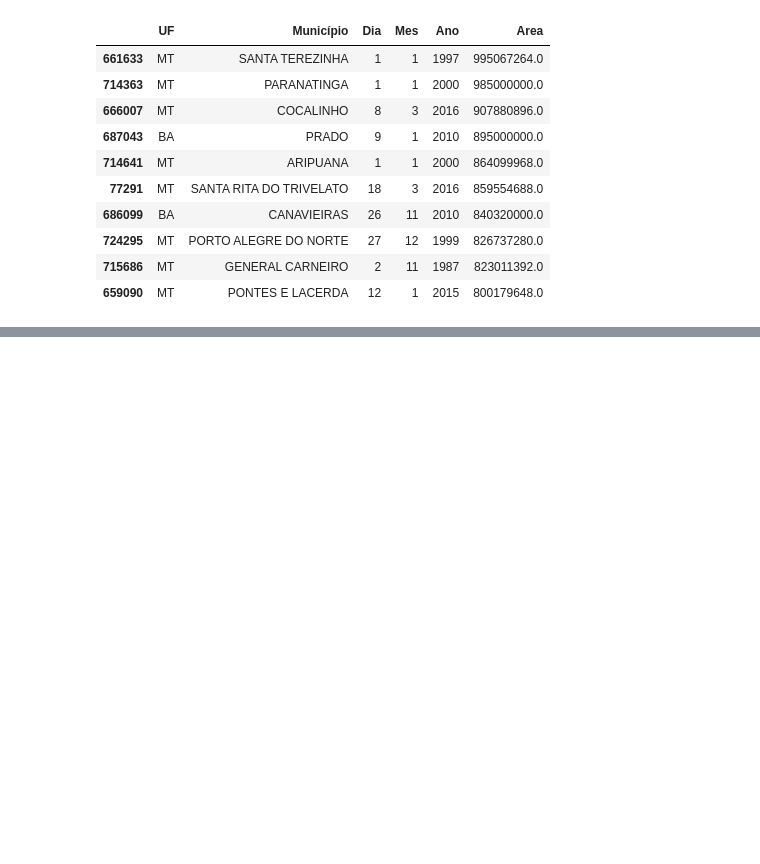
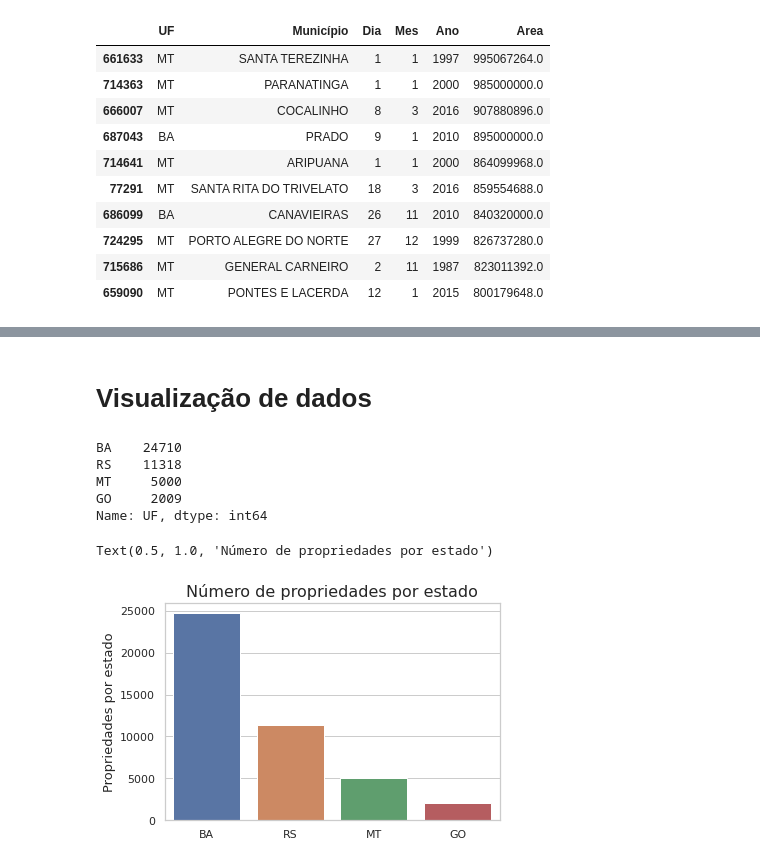
Before and after one commit to VascoMonteiroNeto/analiseDadosComPythonPandas, a Jupyter notebook: Aula_4_e_5_Pandas_VascoMonteiroNeto.ipynb, the cells around one changed output, grey strips where cells are left out. Cells and saved outputs as stored; diff of their text form; code cells hidden in the pictures; blank space fills up the shorter version.

```diff
--- a/Aula_4_e_5_Pandas_VascoMonteiroNeto.ipynb
+++ b/Aula_4_e_5_Pandas_VascoMonteiroNeto.ipynb
@@ -302,0 +303,10 @@ propBahia.sample(20)
+# %% [markdown]
+# Visualização de dados
+# %%
+df["UF"].value_counts(ascending=False)
+# %% [output]
+BA    24710
+RS    11318
+MT     5000
+GO     2009
+Name: UF, dtype: int64
@@ -302,0 +315,10 @@ propBahia.sample(20)
+# %%
+sns.set_theme(style="whitegrid")
+ax = sns.barplot(x=df["UF"].value_counts().index.tolist(),
+                 y=df["UF"].value_counts(),
+                 data=df)
+ax.set_ylabel("Propriedades por estado", fontsize = 13)
+ax.set_title("Número de propriedades por estado", fontsize = 16)
+# %% [output]
+Text(0.5, 1.0, 'Número de propriedades por estado')
+[figure, added]
```
Also changed, not shown: parts of 7 cells of this notebook.
